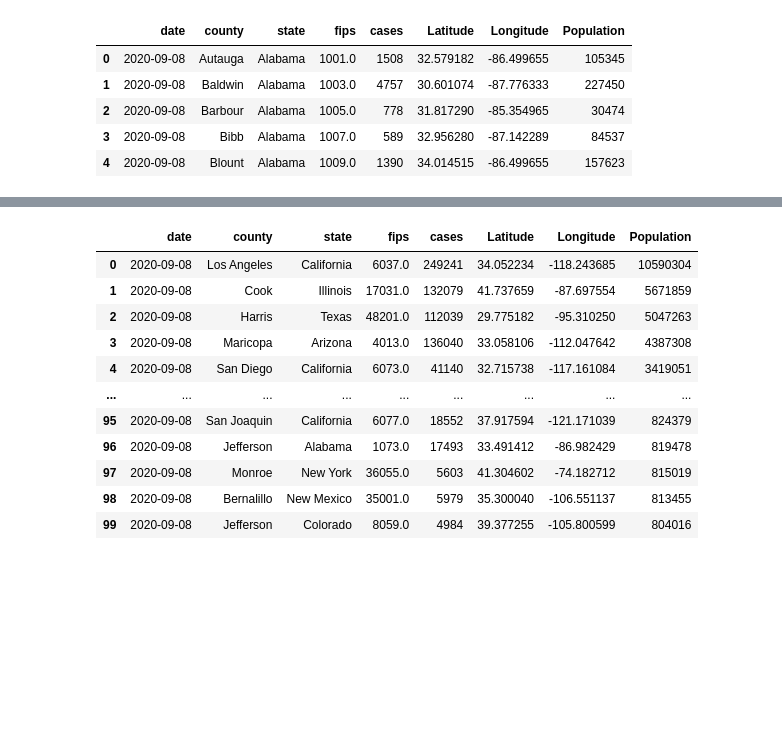
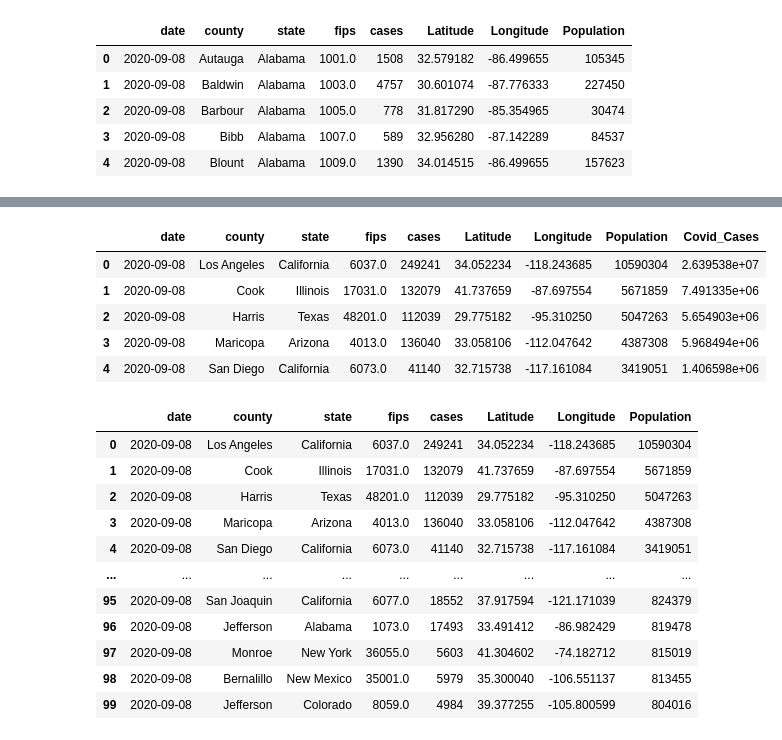
Before and after one commit to Pankaj-gh/Rice-Project-1-G11, a Jupyter notebook: main_script.ipynb, the cells around one changed output, grey strips where cells are left out. Drawn from its saved outputs; the diff is of its cells as text; code cells hidden in the pictures; blank space fills up the shorter version.

Commit message:
cases formula

```diff
--- a/main_script.ipynb
+++ b/main_script.ipynb
@@ -312,3 +310,5 @@ ss.head()
 | 4 | 2020-09-08 | Blount | Alabama | 1009.0 | 1390 | 34.014515 | -86.499655 | 157623 |
 # %%
 resetss=ss.sort_values('Population',ascending=False)
+# %%
+resetss.reset_index(inplace=True,drop=True)
@@ -315,3 +324,14 @@ resetss=ss.sort_values('Population',ascending=False)
+# %%
+resetss['Covid_Cases']=(resetss['cases']*resetss['Population'])/100000
+# %%
+resetss.head()
+# %% [output]
+|  | date | county | state | fips | cases | Latitude | Longitude | Population | Covid_Cases |
+| 0 | 2020-09-08 | Los Angeles | California | 6037.0 | 249241 | 34.052234 | -118.243685 | 10590304 | 2.639538e+07 |
+| 1 | 2020-09-08 | Cook | Illinois | 17031.0 | 132079 | 41.737659 | -87.697554 | 5671859 | 7.491335e+06 |
+| 2 | 2020-09-08 | Harris | Texas | 48201.0 | 112039 | 29.775182 | -95.310250 | 5047263 | 5.654903e+06 |
+| 3 | 2020-09-08 | Maricopa | Arizona | 4013.0 | 136040 | 33.058106 | -112.047642 | 4387308 | 5.968494e+06 |
+| 4 | 2020-09-08 | San Diego | California | 6073.0 | 41140 | 32.715738 | -117.161084 | 3419051 | 1.406598e+06 |
 # %%
 top100=resetss.head(100)
 # %%
```
Also changed, not shown: parts of 2 cells of this notebook.
